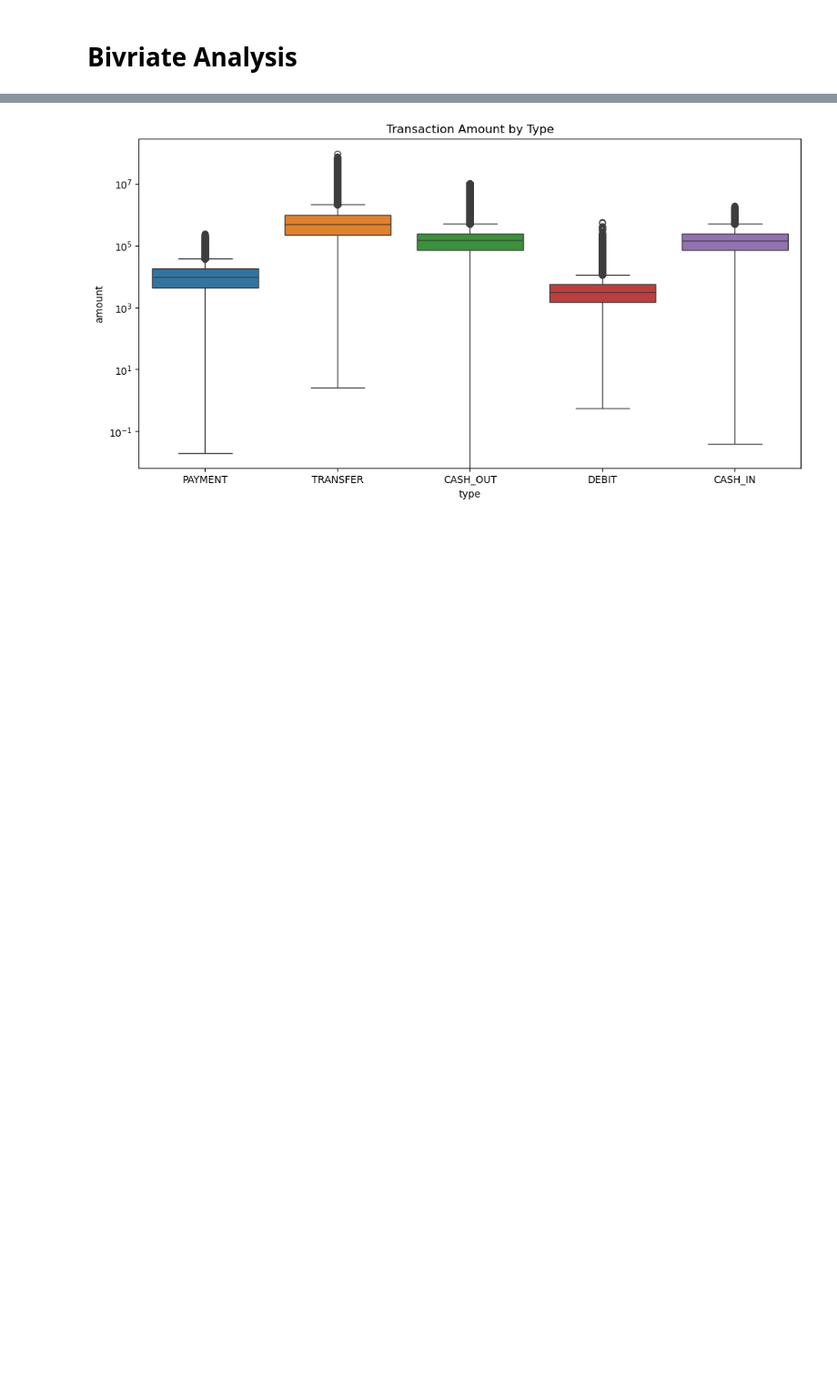
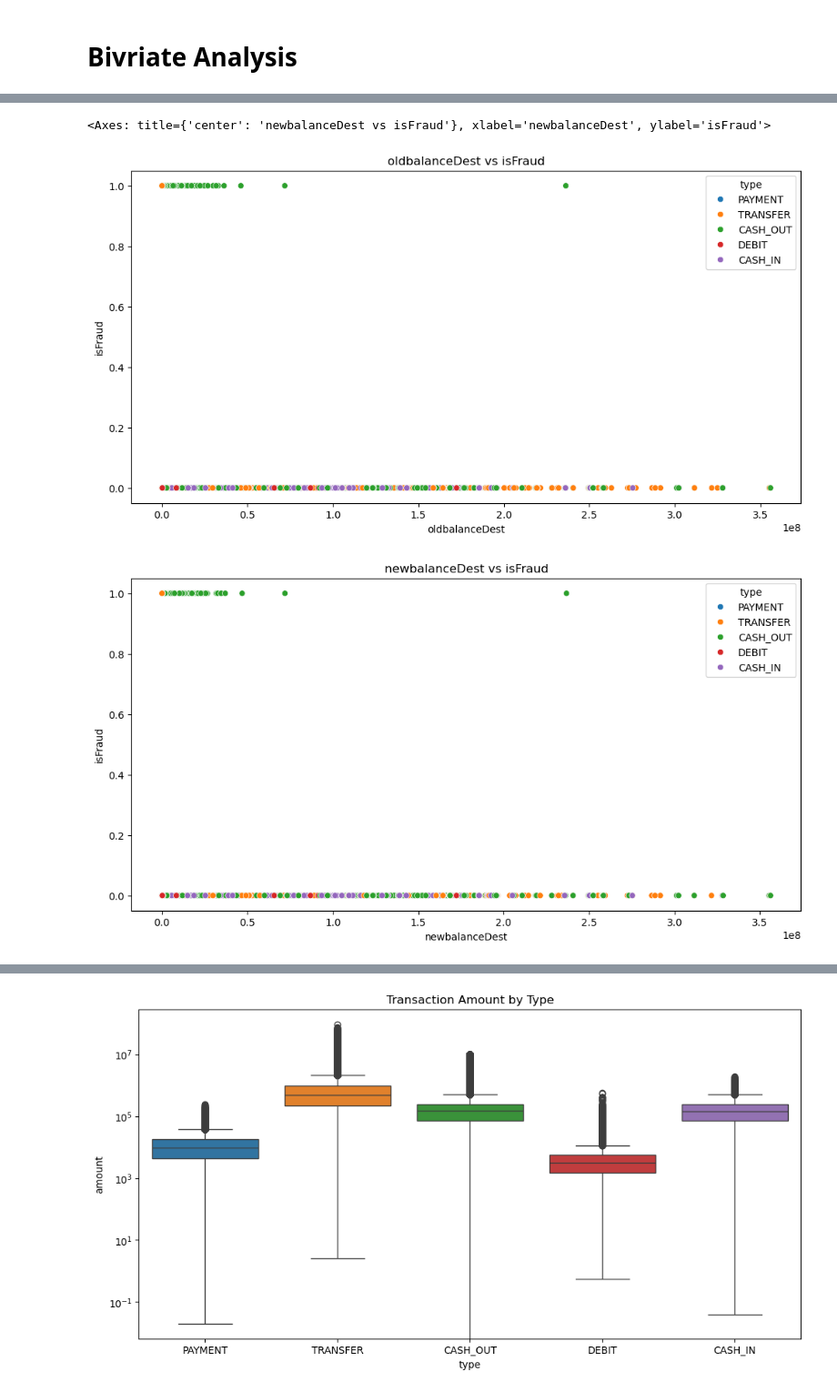
Before and after one commit to GClark89/Financial_fraud_machine, a Jupyter notebook: EDA.ipynb, the cells around one changed output, grey strips where cells are left out. Shown at 91% size. Cells and saved outputs as stored; diff of their text form; code cells hidden in the pictures; blank space fills up the shorter version.

```diff
--- a/EDA.ipynb
+++ b/EDA.ipynb
@@ -377,13 +382,26 @@ plt.show()
 # %%
 # Scatter Plot 1: Amount vs step ( colored by type)
 plt.figure(figsize=(12, 6))
 sns.scatterplot(data=df, x=df["step"], y=df["amount"], hue=df["type"], alpha = 0.3)
 plt.xlabel("Step")
 plt.ylabel("Amount")
 plt.title("Amount vs Step")
 plt.show()
+
+# OldbalanceDest vs isFraud
+plt.figure(figsize=(12,6))
+plt.title("oldbalanceDest vs isFraud")
+sns.scatterplot(data=df,x="oldbalanceDest" , y= "isFraud", hue= "type")
+
+#NewbalanceDest vs isFraud
+plt.figure(figsize=(12,6))
+plt.title("newbalanceDest vs isFraud")
+sns.scatterplot(data=df,x="newbalanceDest" , y= "isFraud", hue= "type")
 # %% [output]
 [figure]
+<Axes: title={'center': 'newbalanceDest vs isFraud'}, xlabel='newbalanceDest', ylabel='isFraud'>
+[figure, added]
+[figure, added]
 # %% [markdown]
 ## **Results**
 
```
Also changed, not shown: parts of 5 cells of this notebook, 4 other files.
